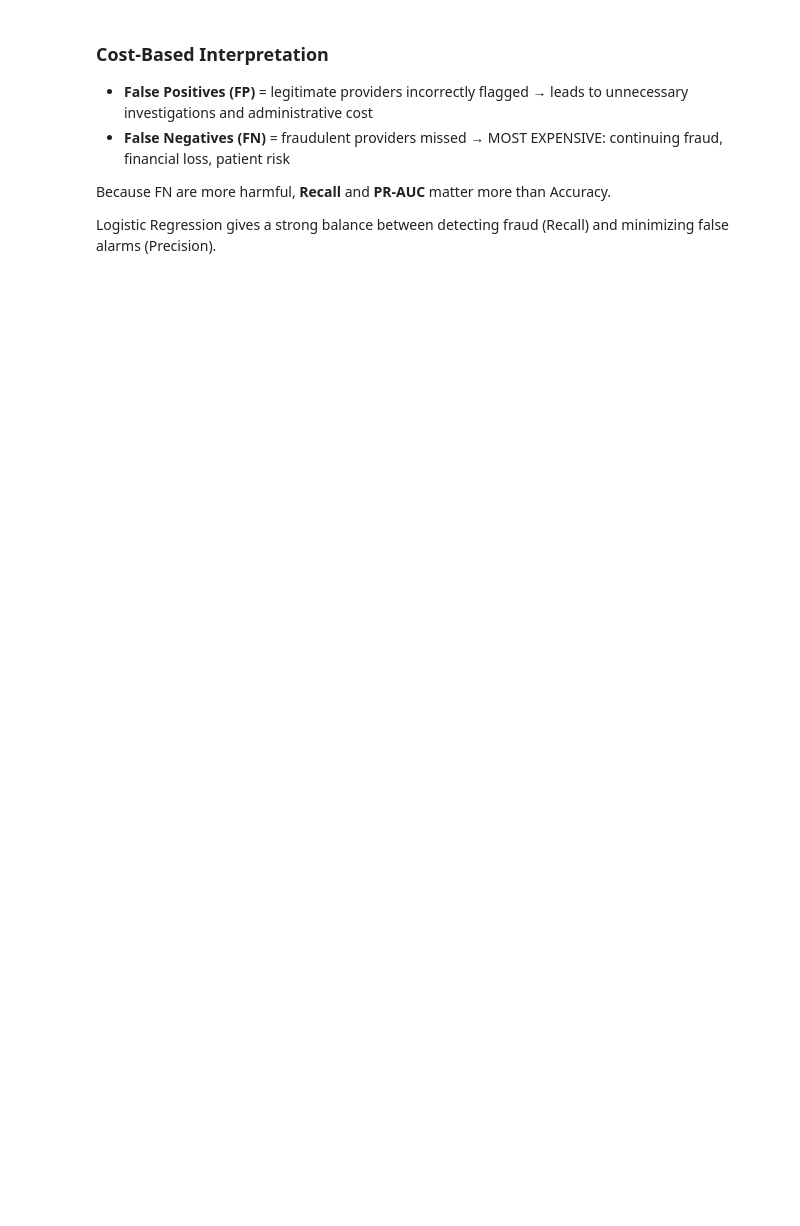
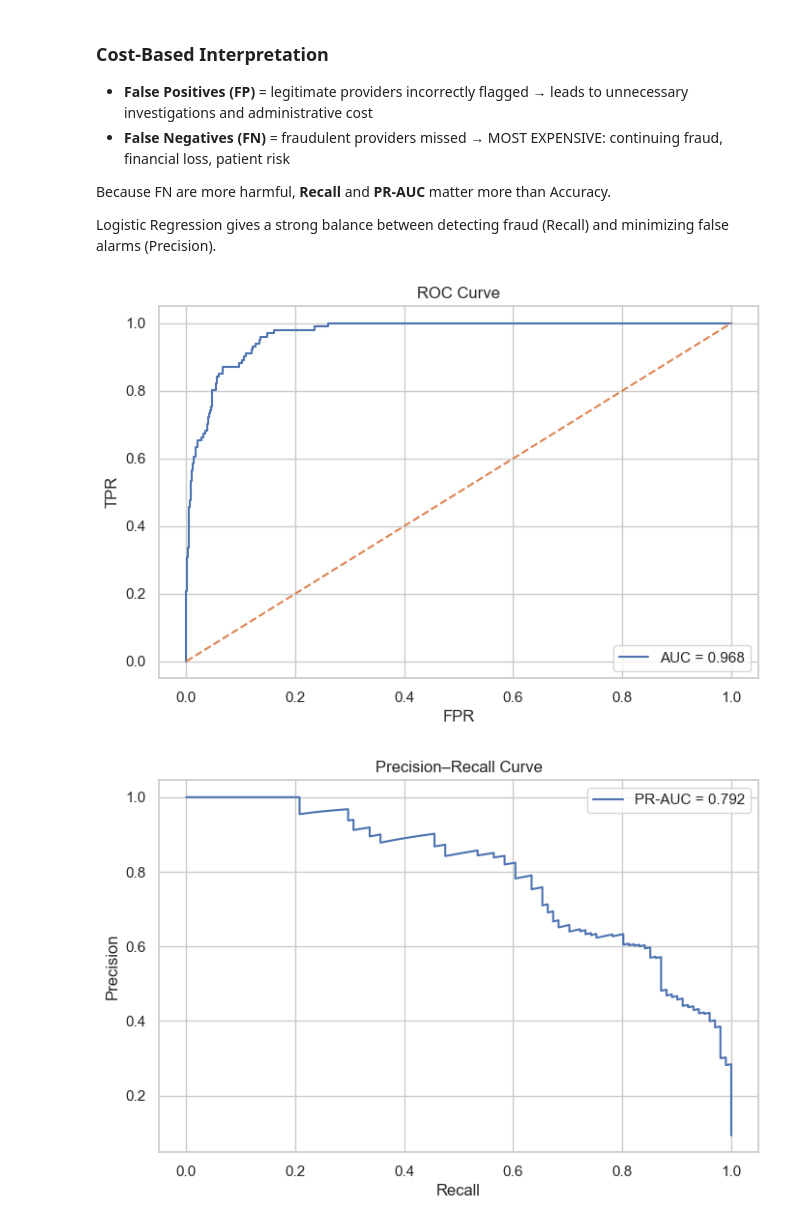
Before and after one commit to omarAhmed-11/fraud_detection_project, a Jupyter notebook: 03_evaluation.ipynb, the cells around one changed output. Saved outputs shown, nothing was run; the diff lists cells and outputs as text; code cells hidden in the pictures; blank space fills up the shorter version.

```diff
--- a/03_evaluation.ipynb
+++ b/03_evaluation.ipynb
@@ -127,3 +161,25 @@ cm
 Because FN are more harmful, **Recall** and **PR-AUC** matter more than Accuracy.
 
 Logistic Regression gives a strong balance between detecting fraud (Recall) and minimizing false alarms (Precision).
+# %%
+# ROC Curve & PR Curve
+fpr, tpr, _ = roc_curve(y_test, y_proba)
+plt.plot(fpr, tpr, label=f"AUC = {roc_auc:.3f}")
+plt.plot([0,1], [0,1], linestyle="--")
+plt.title("ROC Curve")
+plt.xlabel("FPR")
+plt.ylabel("TPR")
+plt.legend()
+plt.show()
+
+# PR Curve
+prec, rec, _ = precision_recall_curve(y_test, y_proba)
+plt.plot(rec, prec, label=f"PR-AUC = {pr_auc:.3f}")
+plt.title("Precision–Recall Curve")
+plt.xlabel("Recall")
+plt.ylabel("Precision")
+plt.legend()
+plt.show()
+# %% [output]
+[figure, added]
+[figure, added]
```
Also changed, not shown: parts of 8 cells of this notebook, 1 other file.
